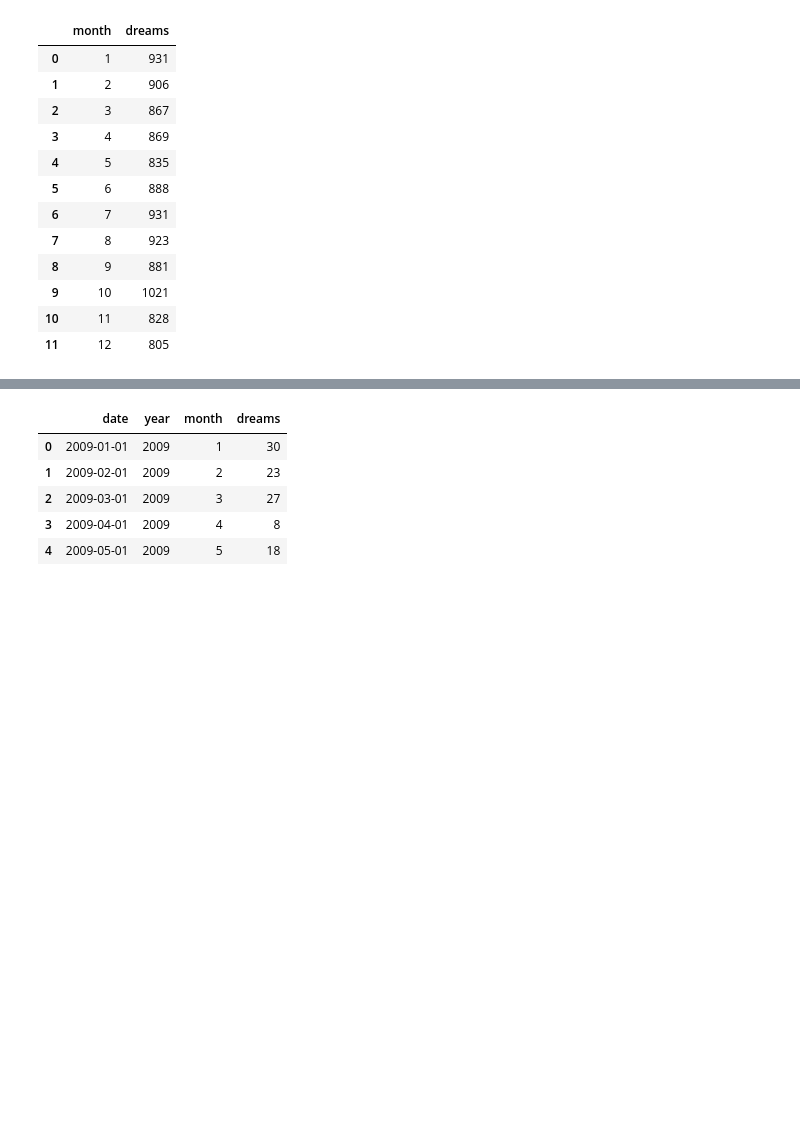
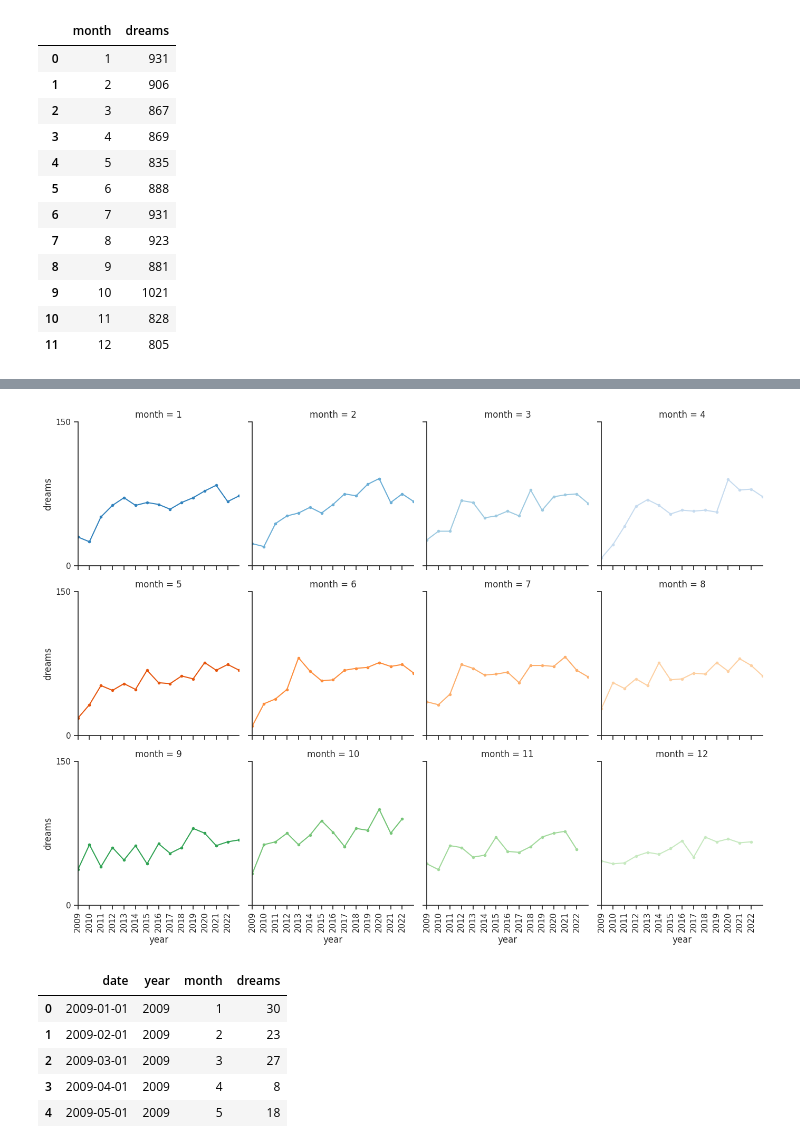
Before and after one commit to supercarp/makeovermonday, a Jupyter notebook: makeover_monday_week_40.ipynb, the cells around one changed output, grey strips where cells are left out. Saved outputs shown, nothing was run; the diff lists cells and outputs as text; code cells hidden in the pictures; blank space fills up the shorter version.

```diff
--- a/makeover_monday_week_40.ipynb
+++ b/makeover_monday_week_40.ipynb
@@ -128,0 +188,19 @@ fig.show()
+# %%
+sns.set_theme(style="ticks")
+
+# Initialize a grid of plots with an Axes for each walk
+grid = sns.FacetGrid(df_dreams, col="month", hue="month", palette="tab20c",
+                     col_wrap=4, height=3.5)
+
+# Draw a line plot to show the trajectory of each random walk
+grid.map(plt.plot, "year", "dreams", marker=".")
+
+# Adjust the tick positions and labels
+#
+grid.set(xticks=np.arange(2009,2023,1), yticks=[0,150], #xticks=[df_dreams['year'].min(), df_dreams['year'].max()], yticks=[0, df_dreams.year.max()+5],
+         xlim=(2009,2023), ylim=(0, 150))
+grid.set_xticklabels(np.arange(2009,2023,1), rotation=90)
+
+# Adjust the arrangement of the plots
+grid.fig.tight_layout(w_pad=1)
+# %% [output]
@@ -129,3 +208,4 @@ fig.show()
+[figure, added]
 # %%
 #start prediction work
 from sklearn.linear_model import LinearRegression
```
Also changed, not shown: parts of 22 cells of this notebook.
